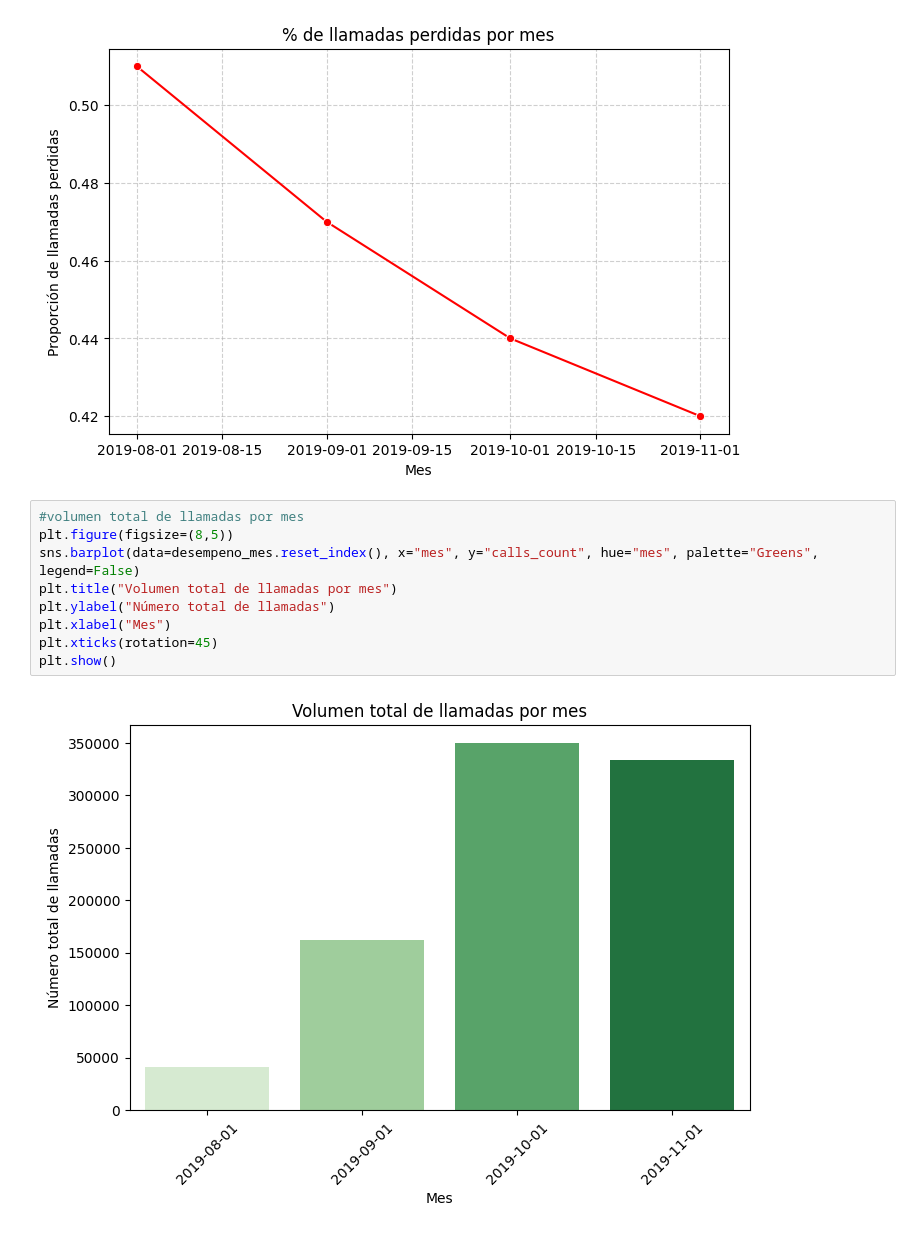
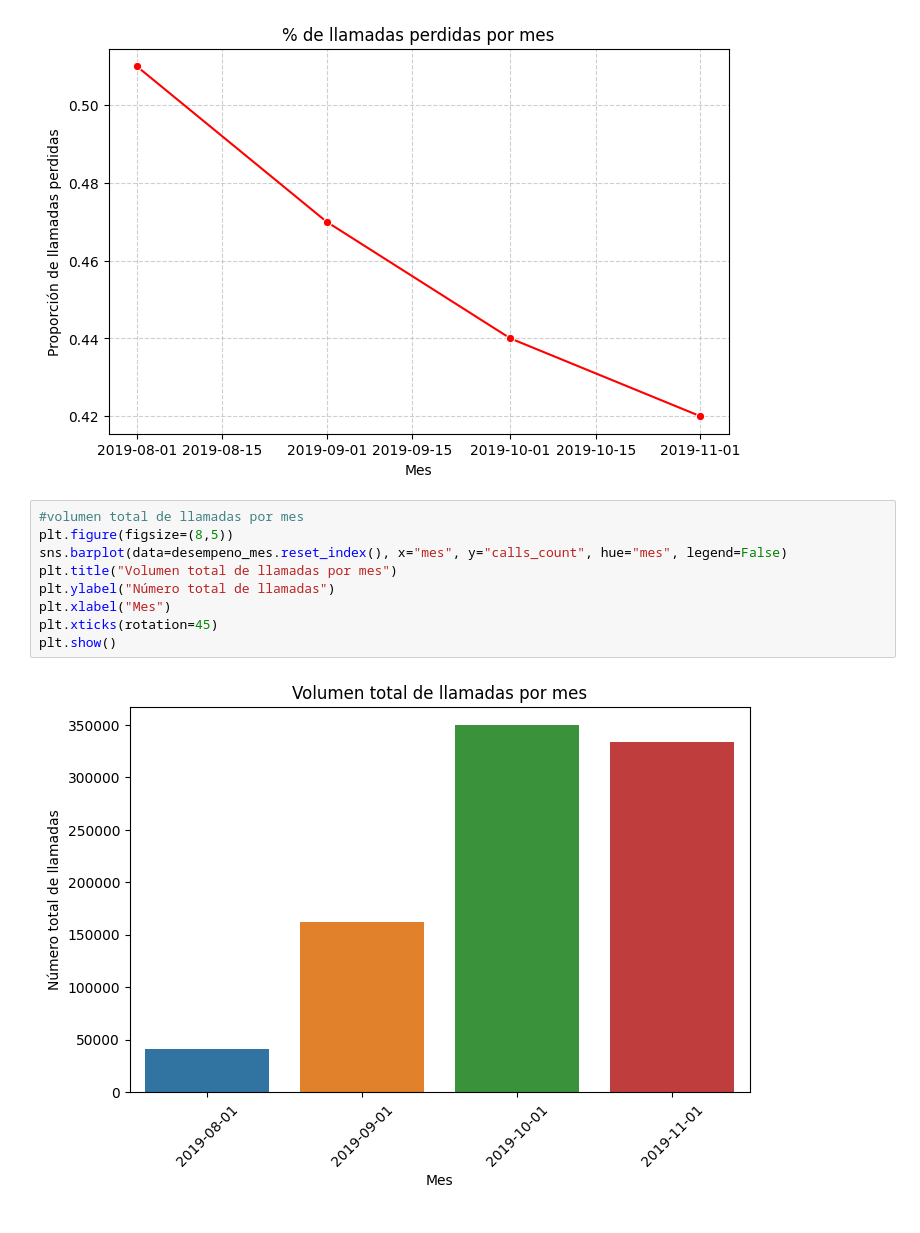
Before and after one commit to fttm-mdz/proyecto_final, a Jupyter notebook: notebooks/EDA_inicial.ipynb, the cells around one changed output. Drawn from its saved outputs; the diff is of its cells as text.

```diff
--- a/notebooks/EDA_inicial.ipynb
+++ b/notebooks/EDA_inicial.ipynb
@@ -853,11 +853,11 @@ plt.show()
 # %%
 #volumen total de llamadas por mes
 plt.figure(figsize=(8,5))
-sns.barplot(data=desempeno_mes.reset_index(), x="mes", y="calls_count", hue="mes", palette="Greens", legend=False)
+sns.barplot(data=desempeno_mes.reset_index(), x="mes", y="calls_count", hue="mes", legend=False)
 plt.title("Volumen total de llamadas por mes")
 plt.ylabel("Número total de llamadas")
 plt.xlabel("Mes")
 plt.xticks(rotation=45)
 plt.show()
 # %% [output]
-[figure, old version]
+[figure, new version]
```
Also changed, not shown: parts of 8 cells of this notebook.
